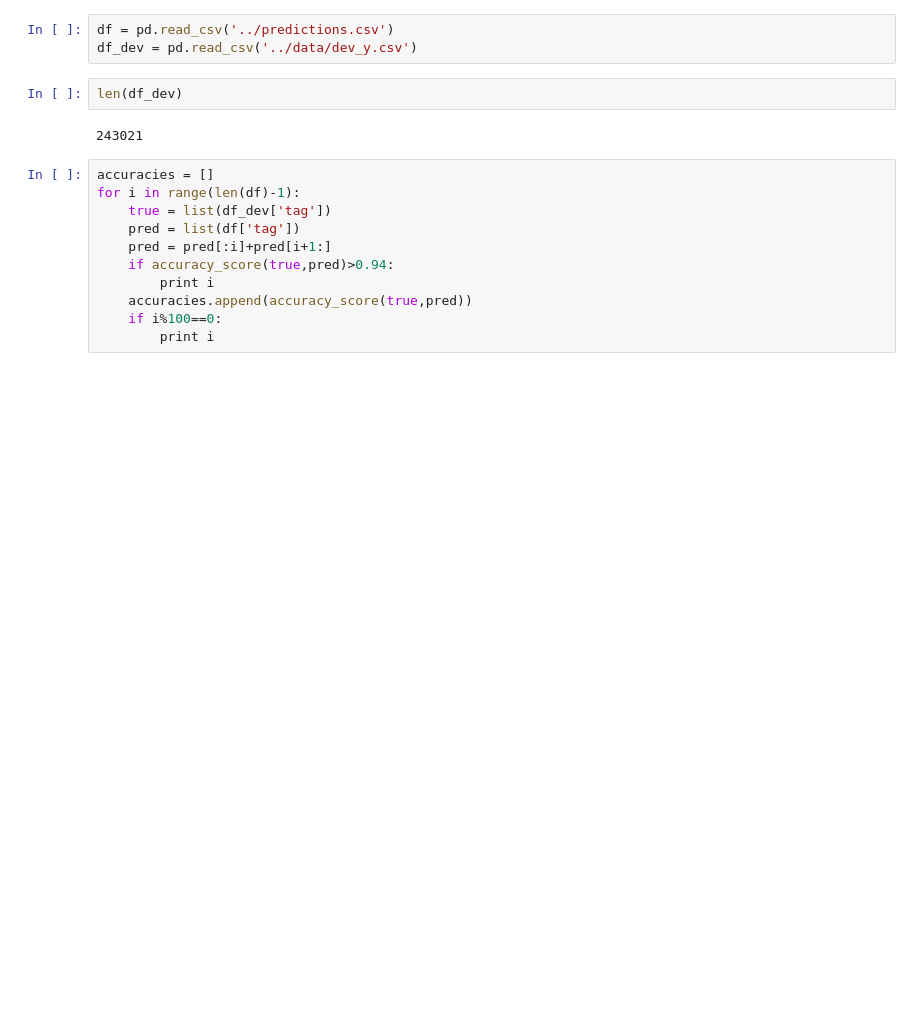
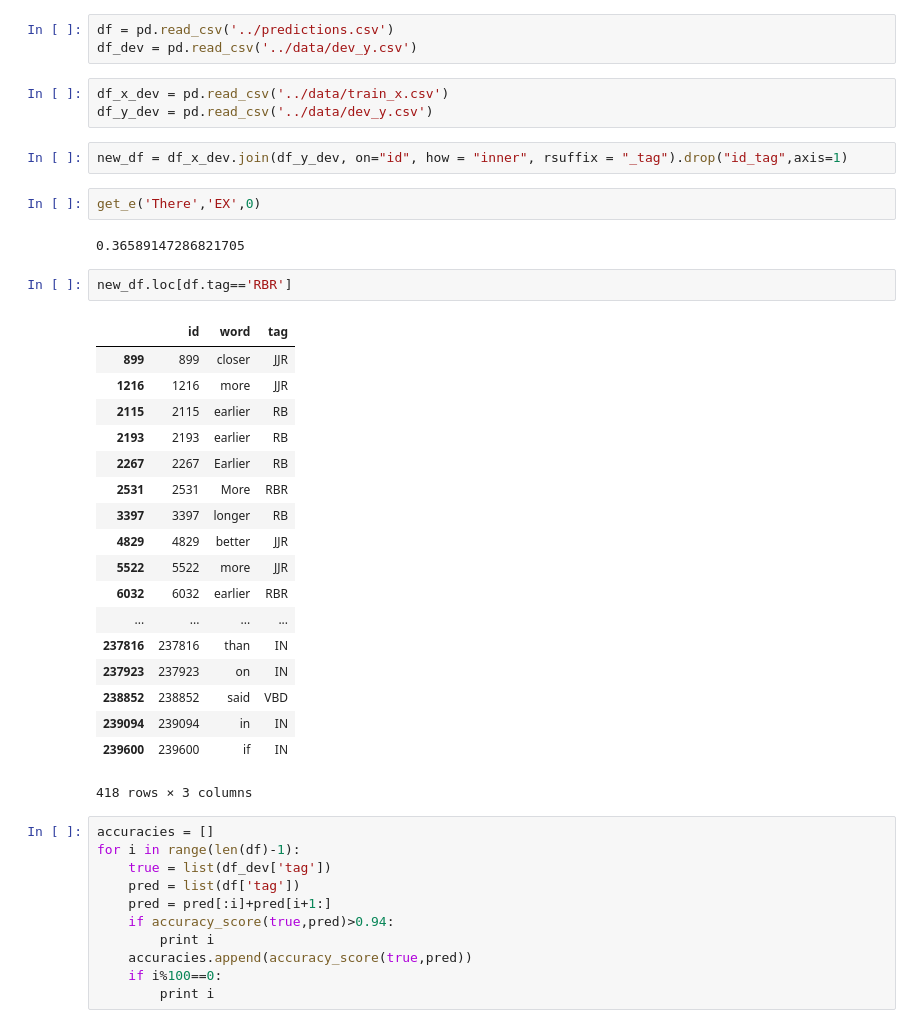
Before and after one commit to cornell-cs5740-18sp/assignment3_stringing_it, a Jupyter notebook: notebook_scripts/gautam_final2.ipynb, the cells around one changed output. Drawn from its saved outputs; the diff is of its cells as text; blank space fills up the shorter version.

```diff
--- a/notebook_scripts/gautam_final2.ipynb
+++ b/notebook_scripts/gautam_final2.ipynb
@@ -396,10 +399,36 @@ test_data = load_data("../data/test_x.csv")
 # %%
 df = pd.read_csv('../predictions.csv')
 df_dev = pd.read_csv('../data/dev_y.csv')
-# %%
-len(df_dev)
-# %% [output]
-243021
+# %%
+df_x_dev = pd.read_csv('../data/train_x.csv')
+df_y_dev = pd.read_csv('../data/dev_y.csv')
+# %%
+new_df = df_x_dev.join(df_y_dev, on="id", how = "inner", rsuffix = "_tag").drop("id_tag",axis=1)
+# %%
+get_e('There','EX',0)
+# %% [output]
+0.36589147286821705
+# %%
+new_df.loc[df.tag=='RBR']
+# %% [output]
+|  | id | word | tag |
+| 899 | 899 | closer | JJR |
+| 1216 | 1216 | more | JJR |
+| 2115 | 2115 | earlier | RB |
+| 2193 | 2193 | earlier | RB |
+| 2267 | 2267 | Earlier | RB |
+| 2531 | 2531 | More | RBR |
+| 3397 | 3397 | longer | RB |
+| 4829 | 4829 | better | JJR |
+| 5522 | 5522 | more | JJR |
+| 6032 | 6032 | earlier | RBR |
+| ... | ... | ... | ... |
+| 237816 | 237816 | than | IN |
+| 237923 | 237923 | on | IN |
+| 238852 | 238852 | said | VBD |
+| 239094 | 239094 | in | IN |
+| 239600 | 239600 | if | IN |
+418 rows × 3 columns
 # %%
 accuracies = []
 for i in range(len(df)-1):
```
Also changed, not shown: parts of 3 cells of this notebook, 2 other files.
